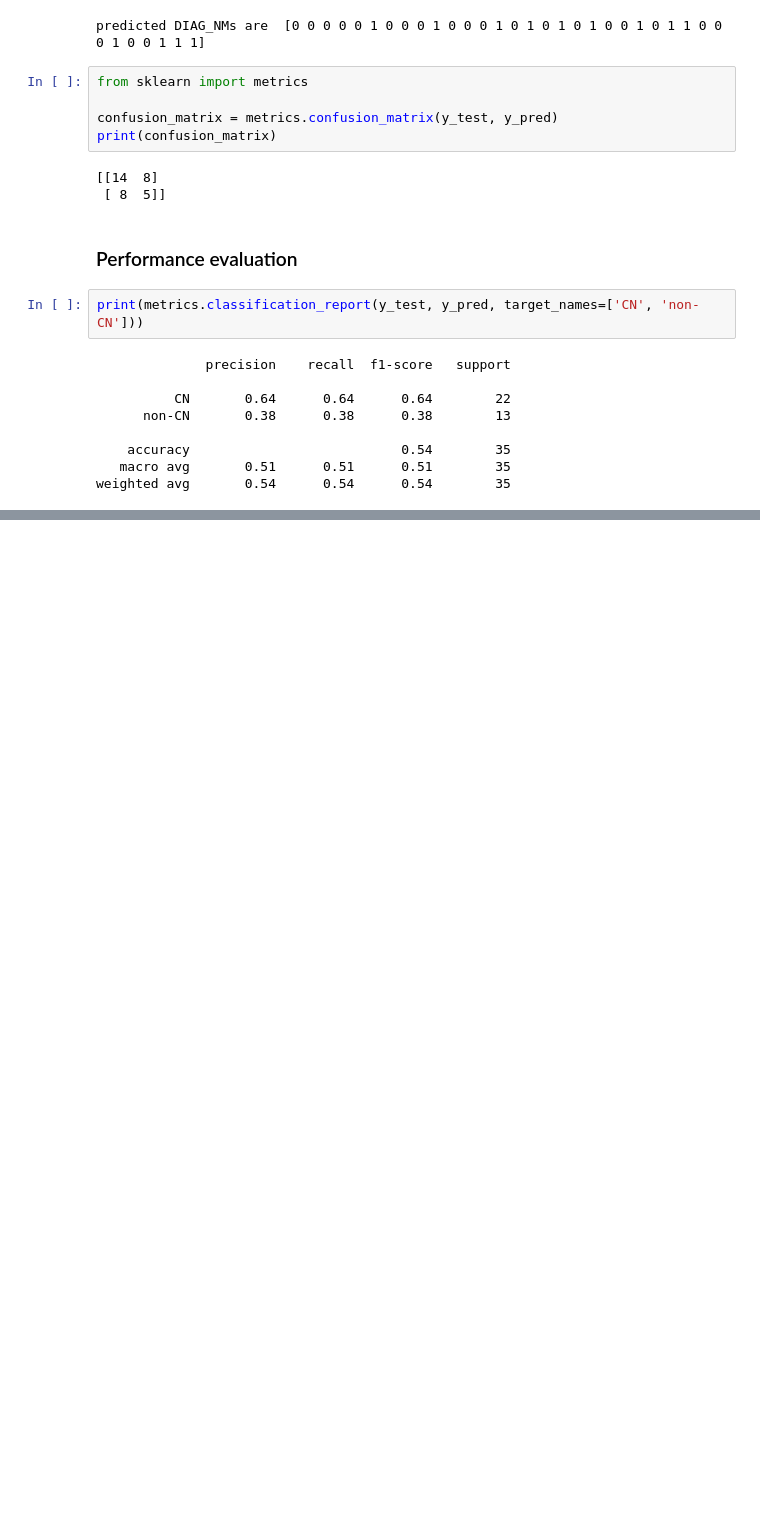
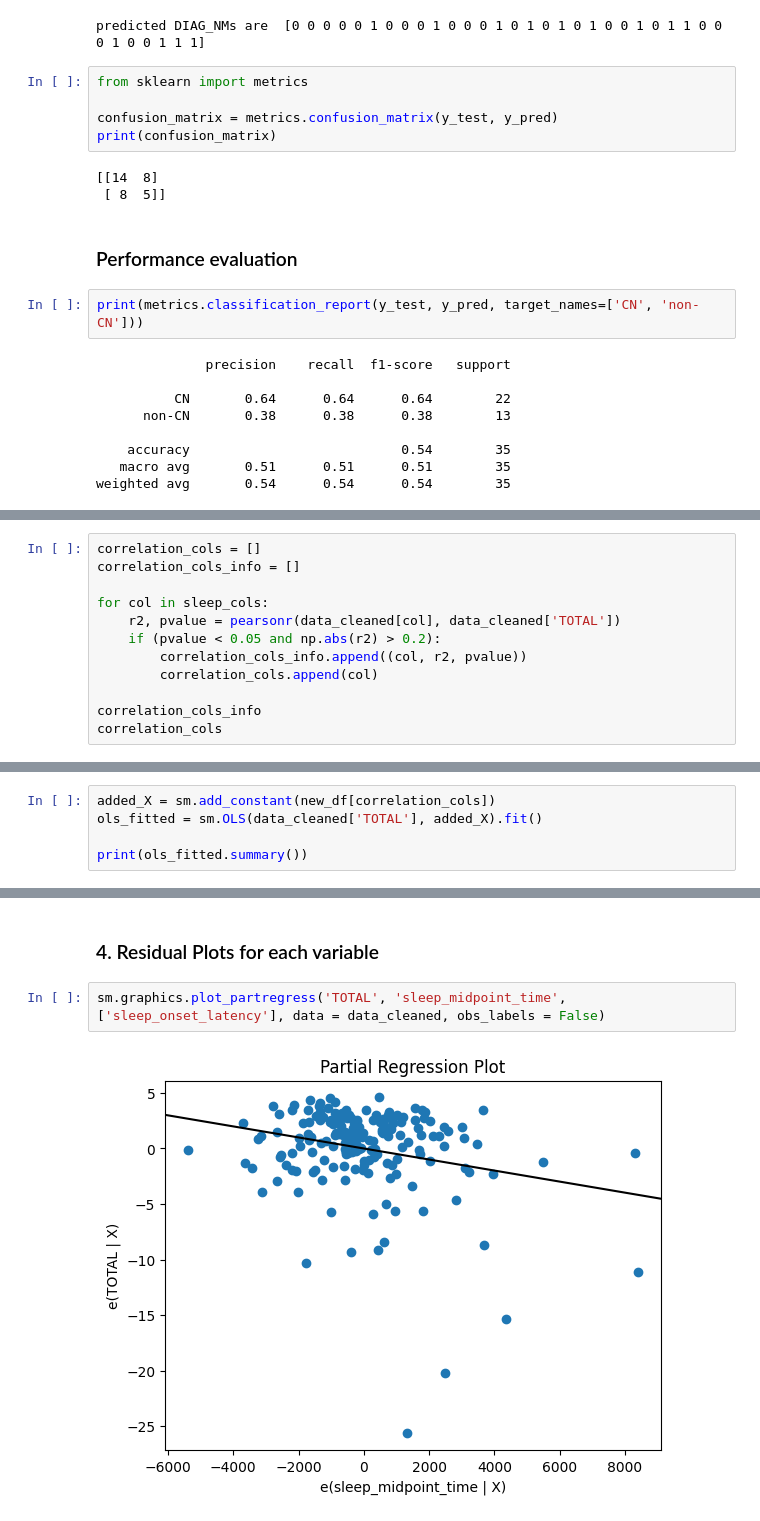
Before and after one commit to raewoo0908/INE2018, a Jupyter notebook: project.ipynb, the cells around one changed output, grey strips where cells are left out. Cells and saved outputs as stored; diff of their text form; blank space fills up the shorter version.

```diff
--- a/project.ipynb
+++ b/project.ipynb
@@ -336,0 +417,12 @@ weighted avg       0.54      0.54      0.54        35
+# %%
+correlation_cols = []
+correlation_cols_info = []
+
+for col in sleep_cols:
+    r2, pvalue = pearsonr(data_cleaned[col], data_cleaned['TOTAL'])
+    if (pvalue < 0.05 and np.abs(r2) > 0.2):
+        correlation_cols_info.append((col, r2, pvalue))
+        correlation_cols.append(col)
+
+correlation_cols_info
+correlation_cols
@@ -336,0 +451,5 @@ weighted avg       0.54      0.54      0.54        35
+# %%
+added_X = sm.add_constant(new_df[correlation_cols])
+ols_fitted = sm.OLS(data_cleaned['TOTAL'], added_X).fit()
+
+print(ols_fitted.summary())
@@ -336,0 +538,6 @@ weighted avg       0.54      0.54      0.54        35
+# %% [markdown]
+### 4. Residual Plots for each variable
+# %%
+sm.graphics.plot_partregress('TOTAL', 'sleep_midpoint_time', ['sleep_onset_latency'], data = data_cleaned, obs_labels = False)
+# %% [output]
+[figure, added]
```
Also changed, not shown: parts of 33 cells of this notebook.
